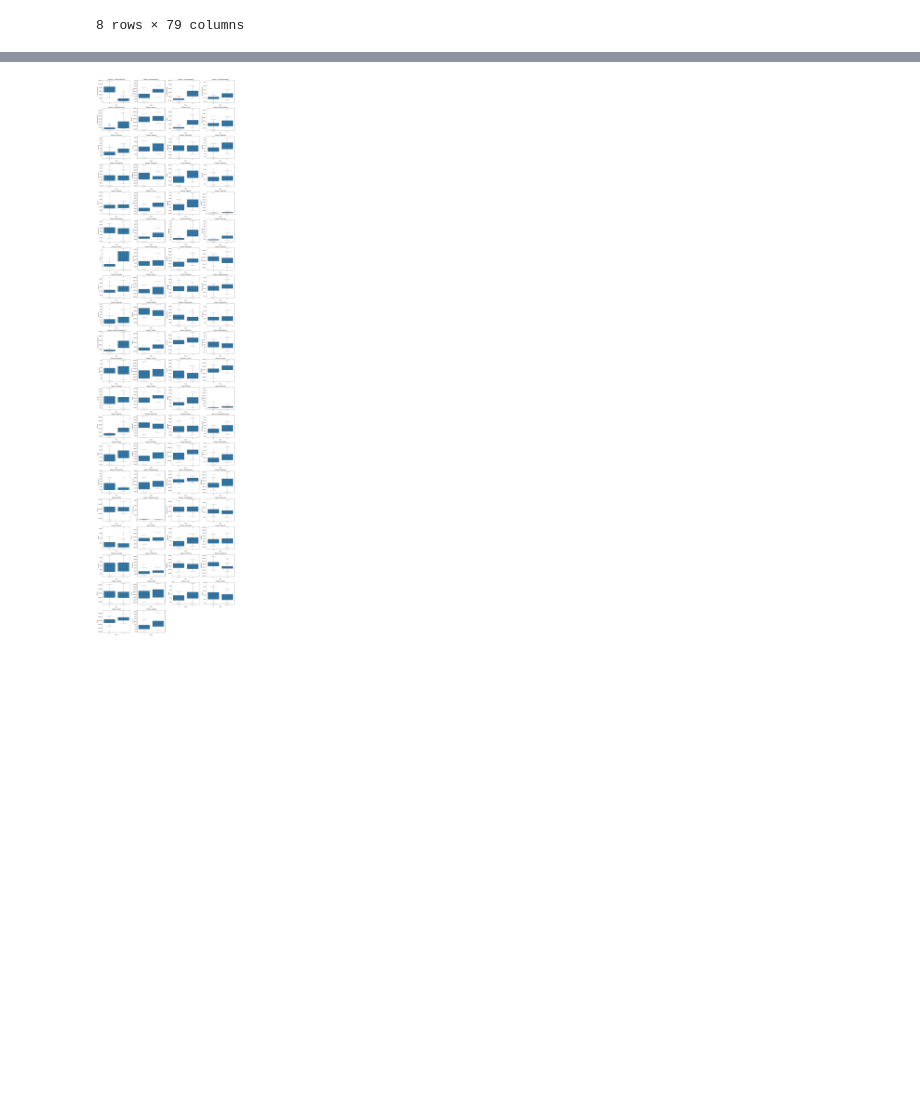
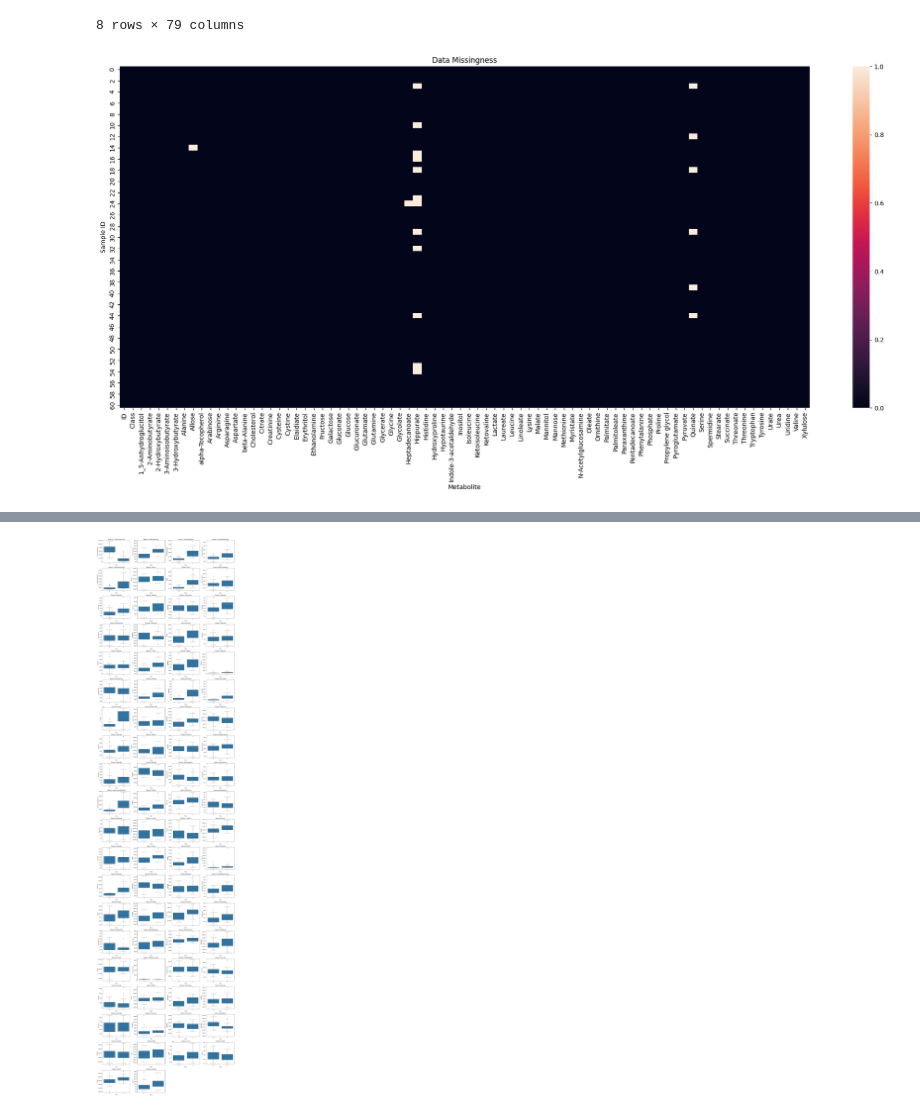
Before and after one commit to tomlas32/Diabetes, a Jupyter notebook: eda_v01.ipynb, the cells around one changed output, grey strips where cells are left out. Saved outputs shown, nothing was run; the diff lists cells and outputs as text; code cells hidden in the pictures; blank space fills up the shorter version.

Commit message:
Add: Added missigness heat map, ditribution of the class label, and correlation heatmap

```diff
--- a/eda_v01.ipynb
+++ b/eda_v01.ipynb
@@ -123,3 +123,13 @@ df.describe()
 | 75% | 1.000000 | 71367.725400 | 2685.870900 | 15007.974300 | 3647.682800 | ... |
 | max | 1.000000 | 115496.845300 | 4397.556300 | 28975.823000 | 7219.206200 | ... |
 8 rows × 79 columns
+# %%
+# Vizualise data missigness
+plt.figure(figsize=(20, 10))
+sns.heatmap(df.isnull())
+plt.title("Data Missingness")
+plt.ylabel("Sample ID")
+plt.xlabel("Metabolite")
+plt.tight_layout()
+# %% [output]
+[figure, added]
```
Also changed, not shown: parts of 4 cells of this notebook.
